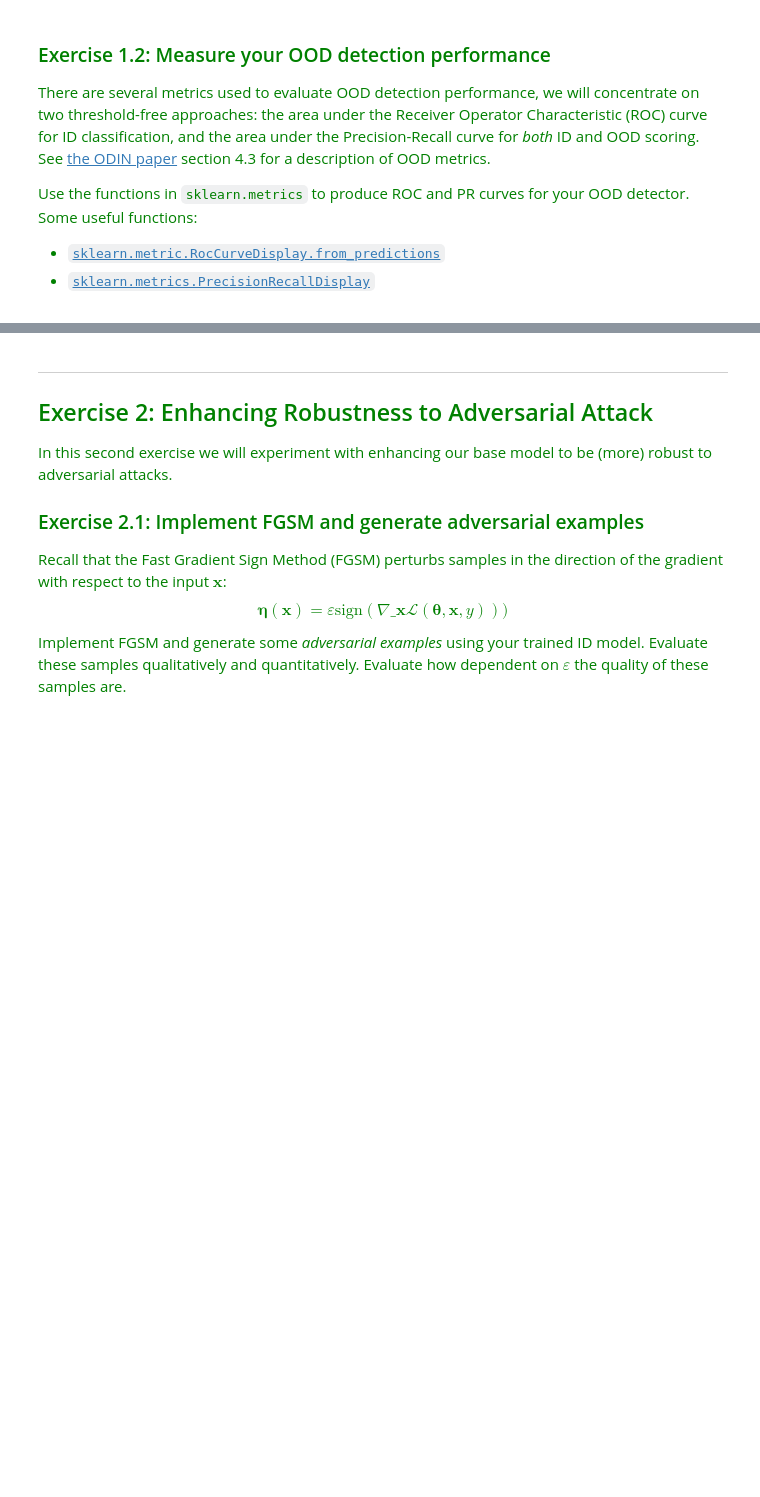
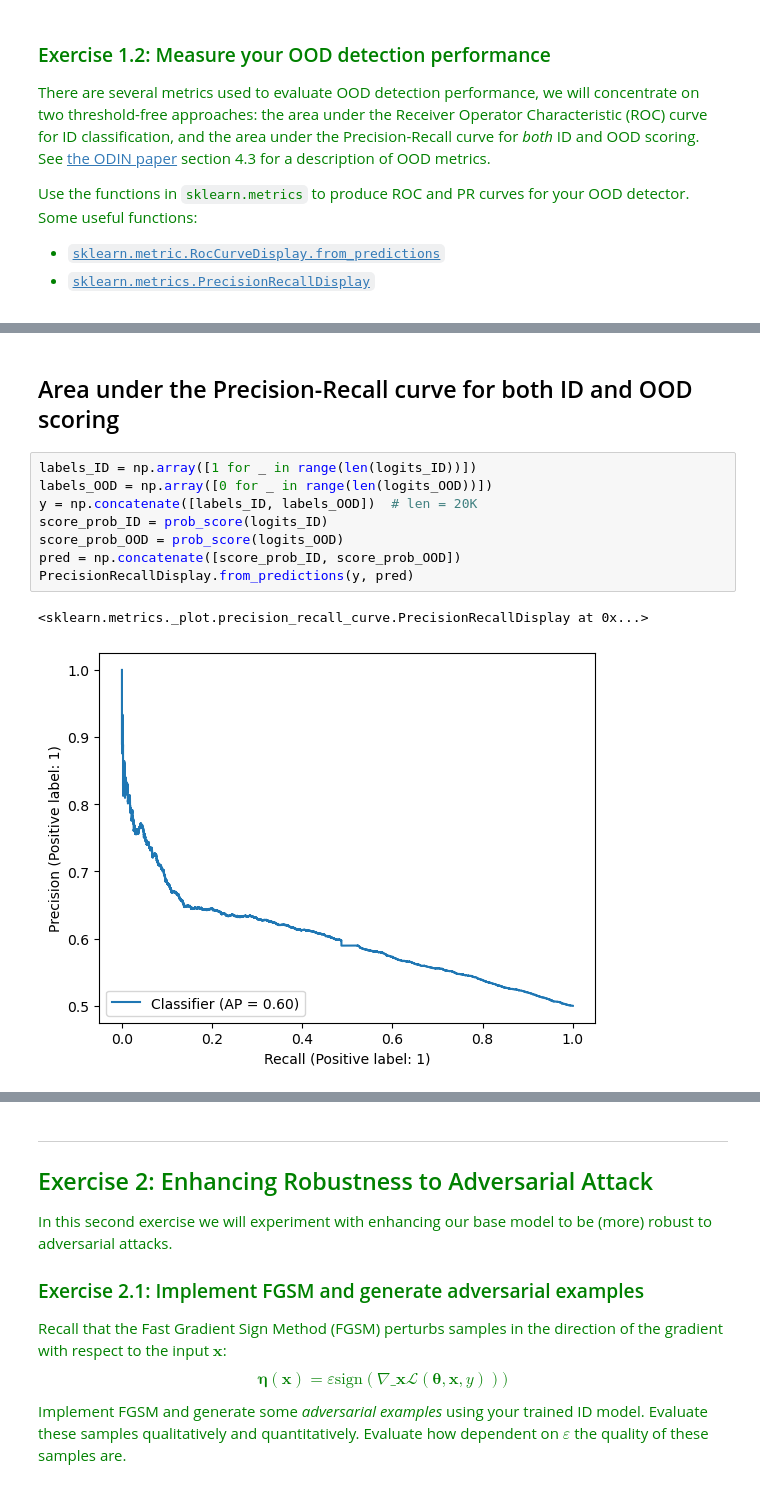
Before and after one commit to vittoriocasula/DLA-Project, a Jupyter notebook: lab4/Lab4.ipynb, the cells around one changed output, grey strips where cells are left out. Saved outputs shown, nothing was run; the diff lists cells and outputs as text; blank space fills up the shorter version.

```diff
--- a/lab4/Lab4.ipynb
+++ b/lab4/Lab4.ipynb
@@ -268,0 +432,13 @@ Use the functions in `sklearn.metrics` to produce ROC and PR curves for your OOD
+# %% [markdown]
+## Area under the Precision-Recall curve for both ID and OOD scoring
+# %%
+labels_ID = np.array([1 for _ in range(len(logits_ID))])
+labels_OOD = np.array([0 for _ in range(len(logits_OOD))])
+y = np.concatenate([labels_ID, labels_OOD])  # len = 20K
+score_prob_ID = prob_score(logits_ID)
+score_prob_OOD = prob_score(logits_OOD)
+pred = np.concatenate([score_prob_ID, score_prob_OOD])
+PrecisionRecallDisplay.from_predictions(y, pred)
+# %% [output]
+<sklearn.metrics._plot.precision_recall_curve.PrecisionRecallDisplay at 0x...>
+[figure, added]
```
Also changed, not shown: parts of 32 cells of this notebook, 1 other file.
